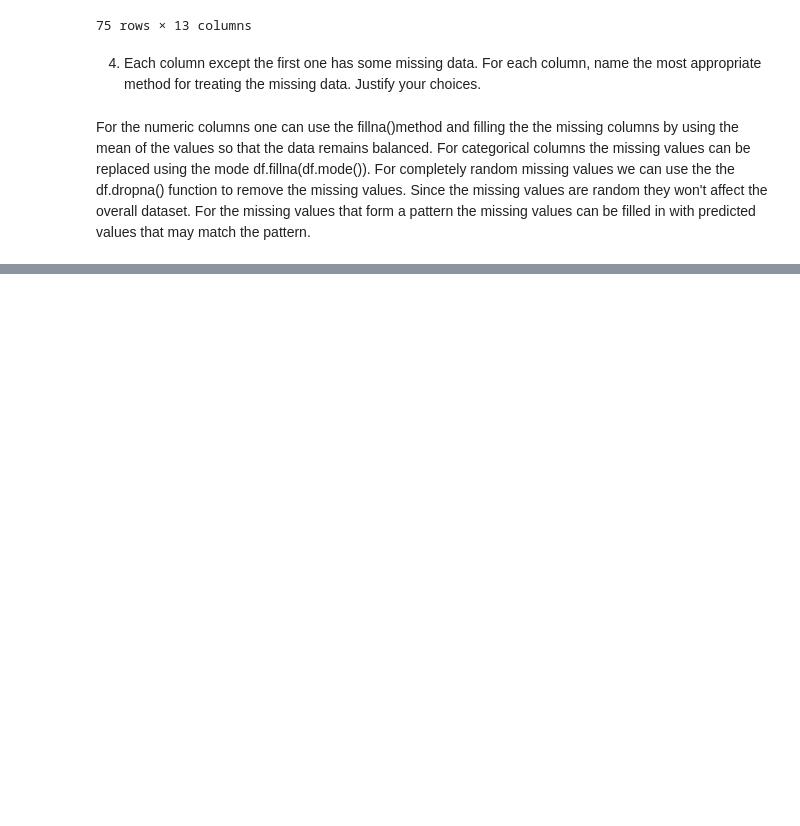
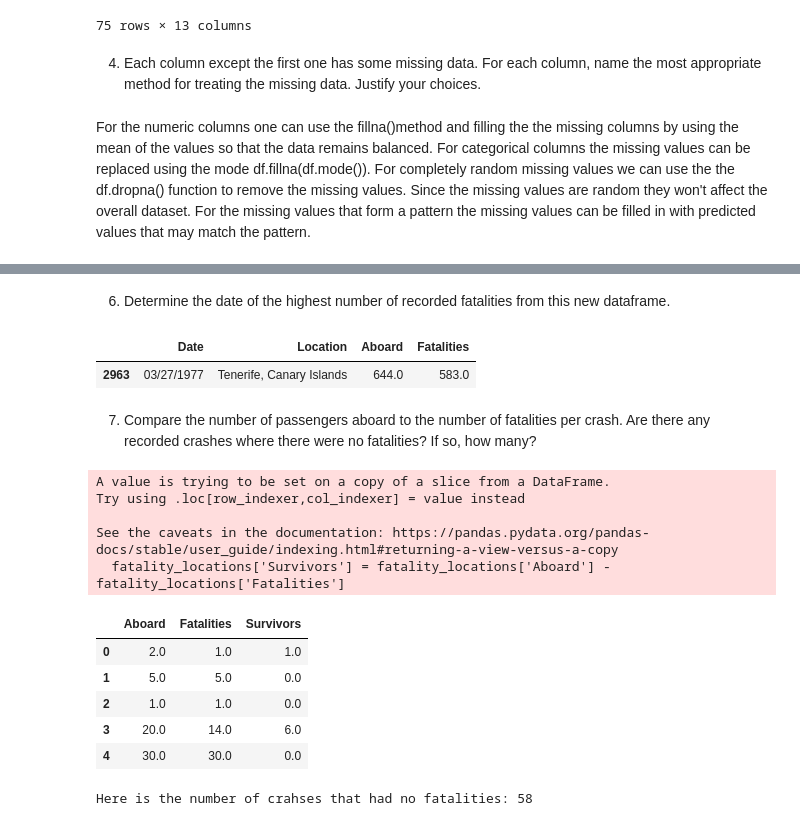
Before and after one commit to Ray-Mun-Ben/-AI-Coursework-2025, a Jupyter notebook: Airplane_Crashes_Data_Cleaning.ipynb, the cells around one changed output, grey strips where cells are left out. Saved outputs shown, nothing was run; the diff lists cells and outputs as text; code cells hidden in the pictures; blank space fills up the shorter version.

```diff
--- a/Airplane_Crashes_Data_Cleaning.ipynb
+++ b/Airplane_Crashes_Data_Cleaning.ipynb
@@ -56,0 +72,37 @@ For the missing values that form a pattern the missing values can be filled in w
+# %% [markdown]
+6. Determine the date of the highest number of recorded fatalities from this new
+dataframe.
+# %%
+fatality_locations.columns
+fatality_locations['Fatalities'].max()
+
+fatality_locations[fatality_locations['Fatalities'] == fatality_locations['Fatalities'].max()]
+# %% [output]
+|  | Date | Location | Aboard | Fatalities |
+| 2963 | 03/27/1977 | Tenerife, Canary Islands | 644.0 | 583.0 |
+# %% [markdown]
+7. Compare the number of passengers aboard to the number of fatalities per crash. Are
+there any recorded crashes where there were no fatalities? If so, how many?
+# %%
+fatality_locations.head()
+fatality_locations['Survivors'] = fatality_locations['Aboard'] - fatality_locations['Fatalities']
+fatality_locations[['Aboard', 'Fatalities', 'Survivors']].head()
+# %% [output]
+A value is trying to be set on a copy of a slice from a DataFrame.
+Try using .loc[row_indexer,col_indexer] = value instead
+
+See the caveats in the documentation: https://pandas.pydata.org/pandas-docs/stable/user_guide/indexing.html#returning-a-view-versus-a-copy
+  fatality_locations['Survivors'] = fatality_locations['Aboard'] - fatality_locations['Fatalities']
+|  | Aboard | Fatalities | Survivors |
+| 0 | 2.0 | 1.0 | 1.0 |
+| 1 | 5.0 | 5.0 | 0.0 |
+| 2 | 1.0 | 1.0 | 0.0 |
+| 3 | 20.0 | 14.0 | 6.0 |
+| 4 | 30.0 | 30.0 | 0.0 |
+# %%
+no_fatalities = fatality_locations[fatality_locations['Fatalities'] == 0]
+count_no_fatalities = no_fatalities.shape[0]
+print("Here is the number of crahses that had no fatalities:", count_no_fatalities)
+#only 58 crashes had no fatalities
+# %% [output]
+Here is the number of crahses that had no fatalities: 58
```
Also changed, not shown: parts of 9 cells of this notebook.
